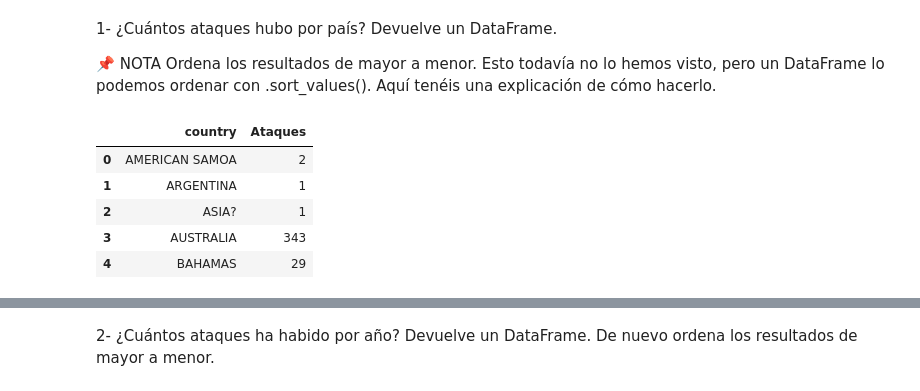
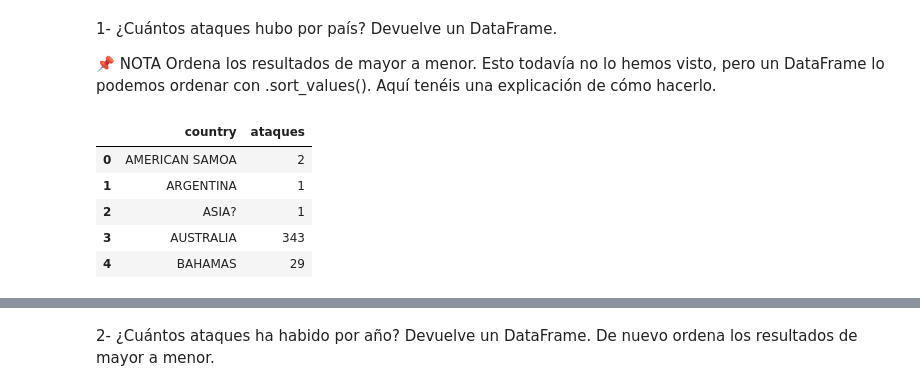
Before and after one commit to Adalab/DA_promoc_modulo2_sprint1_PaulayLola, a Jupyter notebook: Pandas/Pandas_6/modulo-2-pandas-6.ipynb, the cells around one changed output, grey strips where cells are left out. Cells and saved outputs as stored; diff of their text form; code cells hidden in the pictures.

```diff
--- a/Pandas/Pandas_6/modulo-2-pandas-6.ipynb
+++ b/Pandas/Pandas_6/modulo-2-pandas-6.ipynb
@@ -12,11 +13,12 @@ attacks5.head(2)
 
 📌 NOTA Ordena los resultados de mayor a menor. Esto todavía no lo hemos visto, pero un DataFrame lo podemos ordenar con .sort_values(). Aquí tenéis una explicación de cómo hacerlo.
 # %%
-pais = attacks5.groupby('country')['case_number'].agg(Ataques=('count')) #Usamos agg para poder cambiarle el nombre a la columna
+#Creamos un df con la suma de los ataques por pais
+pais = attacks5.groupby('country')['case_number'].agg(ataques=('count')) #Usamos agg para poder cambiarle el nombre a la columna
 pais = pais.reset_index()
 pais.head()
 # %% [output]
-|  | country | Ataques |
+|  | country | ataques |
 | 0 | AMERICAN SAMOA | 2 |
 | 1 | ARGENTINA | 1 |
 | 2 | ASIA? | 1 |
```
Also changed, not shown: parts of 11 cells of this notebook, 5 other files.
